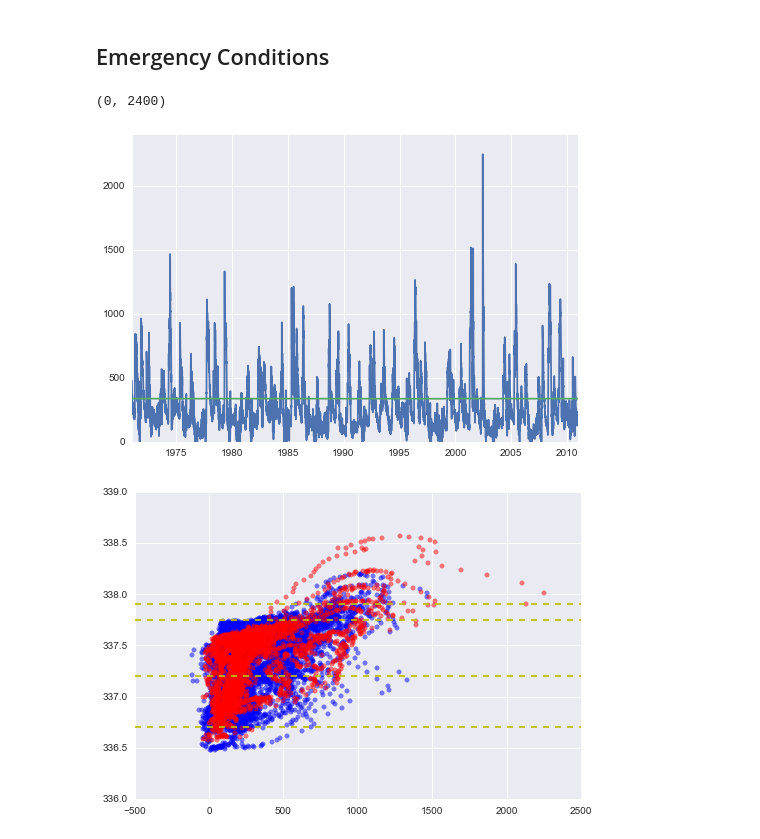
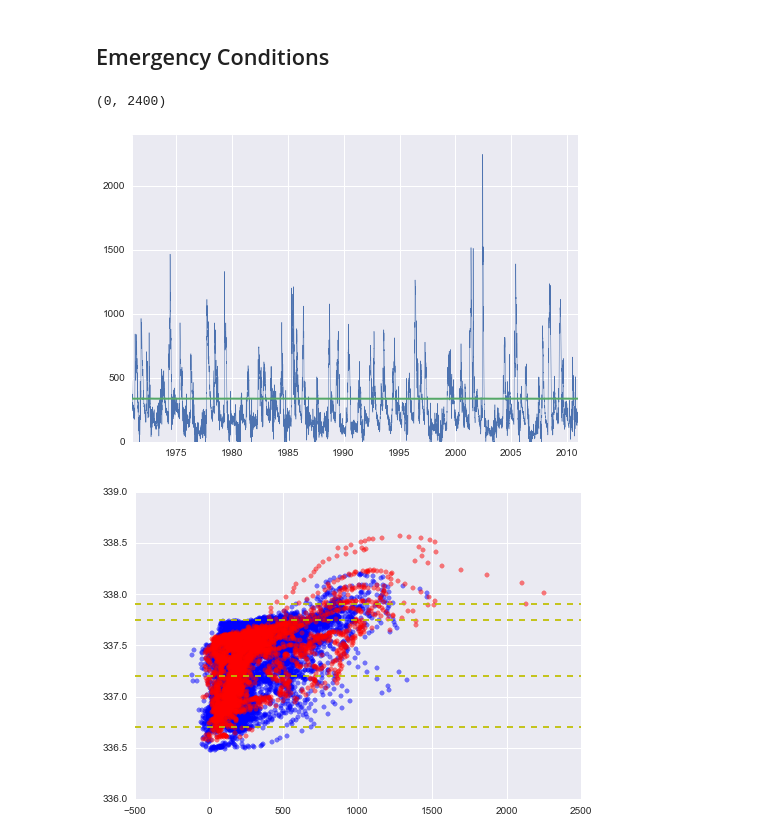
Before and after one commit to kmcgarry7/Rainy-Lake-Hydrology, a Jupyter notebook: Estimating_Rainy_Lake_Inflows_1971-2010.ipynb, the cells around one changed output. Saved outputs shown, nothing was run; the diff lists cells and outputs as text; code cells hidden in the pictures.

```diff
--- a/Estimating_Rainy_Lake_Inflows_1971-2010.ipynb
+++ b/Estimating_Rainy_Lake_Inflows_1971-2010.ipynb
@@ -344,18 +353,18 @@ plt.gca().set_xticklabels(['Jan','Feb','Mar','Apr','May','Jun',
 # %% [markdown]
 ## Emergency Conditions
 # %%
-I = pd.read_pickle('./data/RLInflows.pkl')
-df = pd.concat([I,RL['1971':'2010']],axis=1)
+RLInflows = pd.read_pickle('./data/RLInflows.pkl')
+df = pd.concat([RLInflows,RL['1971':'2010']],axis=1)
 df.columns=['I','H']
 
-df['I'].plot()
+df['I'].plot(linewidth=0.5)
 plt.hold(True)
-df['H'].plot()
+df['H'].plot(linewidth=2)
 plt.hold(False)
 plt.ylim(0,2400)
 # %% [output]
 (0, 2400)
-[figure, old version]
+[figure, new version]
 # %%
 plt.scatter(df.ix['1971':'1999']['I'],df.ix['1971':'1999']['H'],color='b',alpha=0.5)
 plt.hold(True)
```
Also changed, not shown: parts of 42 cells of this notebook, 19 other files.
